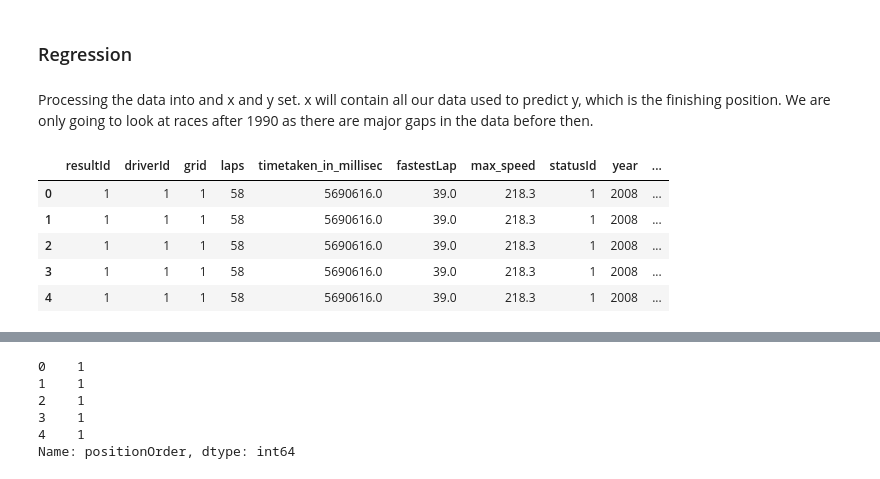
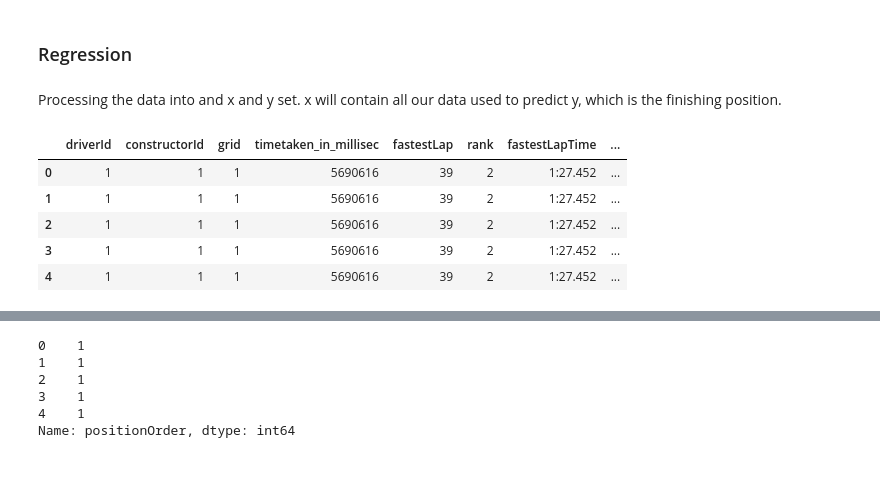
Before and after one commit to Robert336/Final-Project-CP468, a Jupyter notebook: F1_Predictor.ipynb, the cells around one changed output, grey strips where cells are left out. Drawn from its saved outputs; the diff is of its cells as text; code cells hidden in the pictures.

```diff
--- a/F1_Predictor.ipynb
+++ b/F1_Predictor.ipynb
@@ -442,7 +442,7 @@ df4 = pd.merge(df3, constructor_df, on ='constructorId')
 df = pd.merge(df4, status_df, on ='statusId')
 pd.get_option("display.max_columns",None)
 
-df.drop(['statusId', 'rank','fastestLapTime', 'constructorId', 'constructorRef', 'raceId_x', 'position_x', 'position_y', 'points_x', 'raceId_y', 'qualifyId', 'positionText_x', 'positionText_y', 'driverRef'], axis=1, inplace=True)
+df.drop(['resultId', 'raceId_x', 'position_x', 'position_y', 'points_x', 'laps', 'raceId_y', 'qualifyId', 'positionText_x', 'driverRef'], axis=1, inplace=True)
 
 df.head()
 # %% [output]
@@ -544,12 +543,0 @@ df.head()
-# %%
-# changing datatype
-
-l = ['timetaken_in_millisec','fastestLap','max_speed']
-for i in l:
-    df[i] = pd.to_numeric(df[i],errors='coerce')
-# %%
-# filling missing values
-df[['fastestLap']] = df[['fastestLap']].fillna(0)
-df['timetaken_in_millisec'] = df['timetaken_in_millisec'].fillna(df['timetaken_in_millisec'].mean())
-df['max_speed']= df['max_speed'].fillna(df['max_speed'].mean())
-df.isnull().sum() / len(df) * 100
@@ -667,15 +610,15 @@ maps
 # %% [markdown]
 ### Regression
 # %% [markdown]
-Processing the data into and x and y set. x will contain all our data used to predict y, which is the finishing position. We are only going to look at races after 1990 as there are major gaps in the data before then.
+Processing the data into and x and y set. x will contain all our data used to predict y, which is the finishing position.
 # %%
 x = df.drop(['positionOrder'], axis=1)
-x = x[(x.status == 'Finished') & (x.year > 1990)]
+x = x[x.status == 'Finished']
 x.head()
 # %% [output]
-|  | resultId | driverId | grid | laps | timetaken_in_millisec | fastestLap | max_speed | statusId | year | ... |
-| 0 | 1 | 1 | 1 | 58 | 5690616.0 | 39.0 | 218.3 | 1 | 2008 | ... |
-| 1 | 1 | 1 | 1 | 58 | 5690616.0 | 39.0 | 218.3 | 1 | 2008 | ... |
-| 2 | 1 | 1 | 1 | 58 | 5690616.0 | 39.0 | 218.3 | 1 | 2008 | ... |
-| 3 | 1 | 1 | 1 | 58 | 5690616.0 | 39.0 | 218.3 | 1 | 2008 | ... |
-| 4 | 1 | 1 | 1 | 58 | 5690616.0 | 39.0 | 218.3 | 1 | 2008 | ... |
+|  | driverId | constructorId | grid | timetaken_in_millisec | fastestLap | rank | fastestLapTime | ... |
+| 0 | 1 | 1 | 1 | 5690616 | 39 | 2 | 1:27.452 | ... |
+| 1 | 1 | 1 | 1 | 5690616 | 39 | 2 | 1:27.452 | ... |
+| 2 | 1 | 1 | 1 | 5690616 | 39 | 2 | 1:27.452 | ... |
+| 3 | 1 | 1 | 1 | 5690616 | 39 | 2 | 1:27.452 | ... |
+| 4 | 1 | 1 | 1 | 5690616 | 39 | 2 | 1:27.452 | ... |
```
Also changed, not shown: parts of 22 cells of this notebook.
